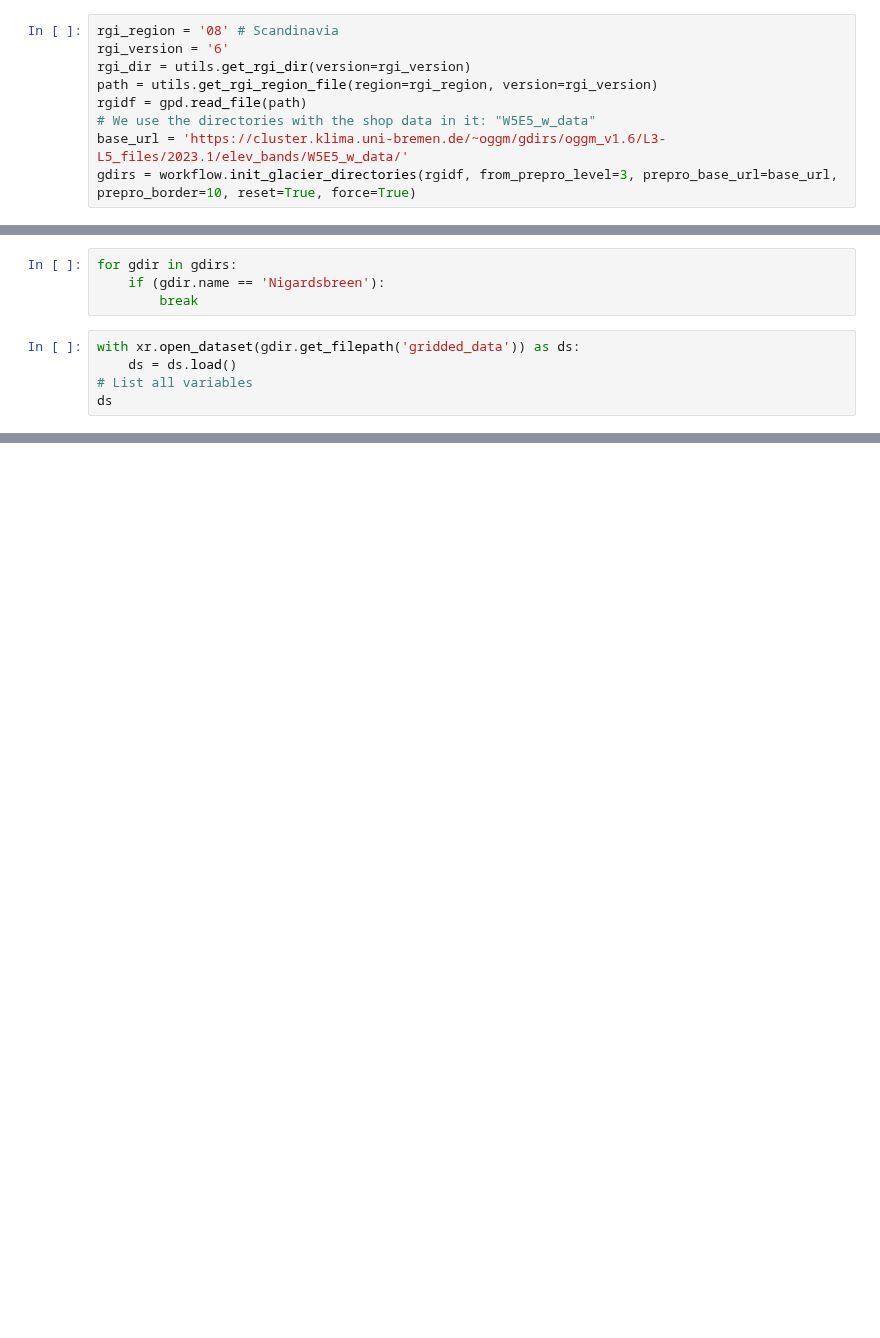
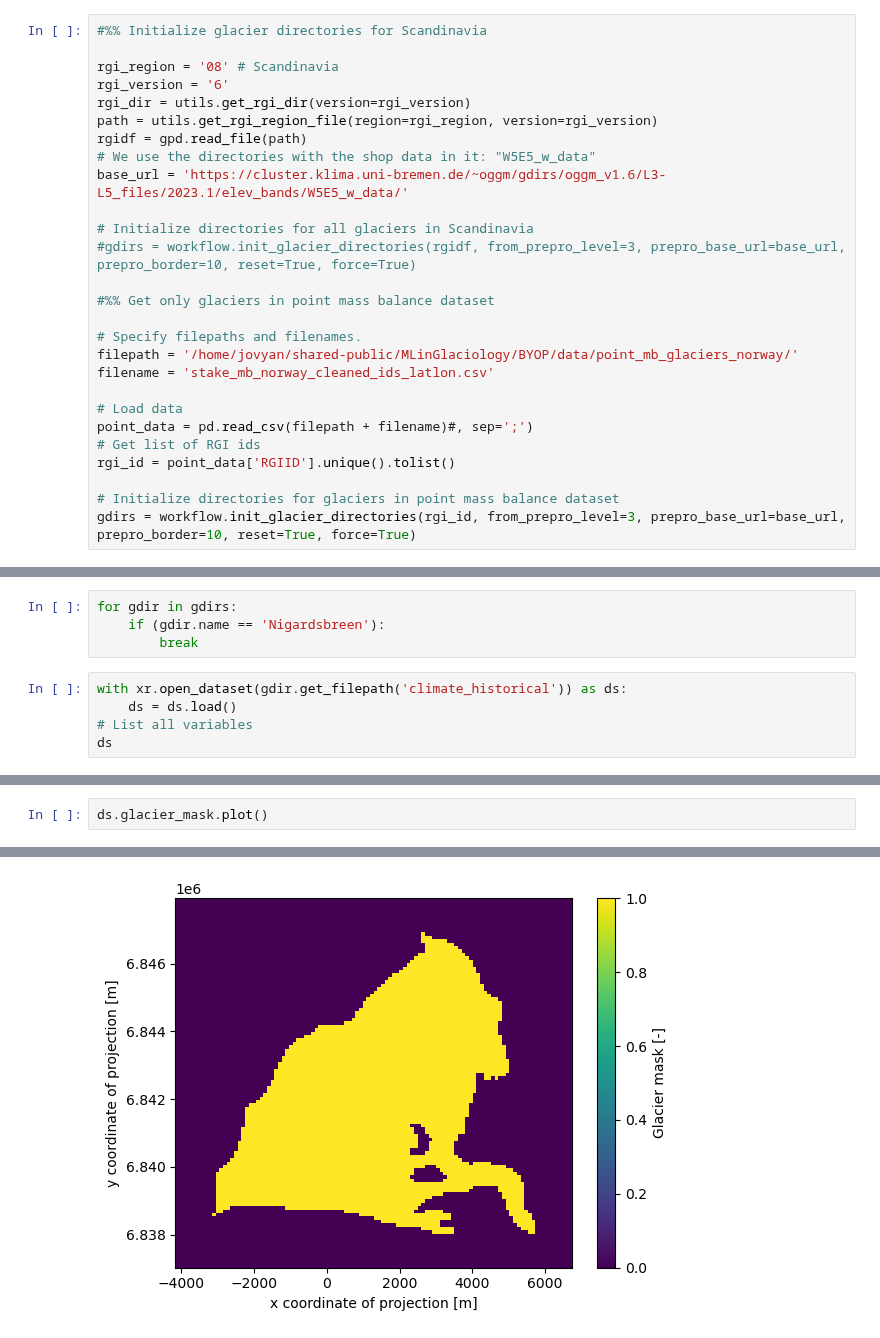
Before and after one commit to khsjursen/ML_MB_Norway, a Jupyter notebook: get_oggm_data.ipynb, the cells around one changed output, grey strips where cells are left out. Drawn from its saved outputs; the diff is of its cells as text; blank space fills up the shorter version.

```diff
--- a/get_oggm_data.ipynb
+++ b/get_oggm_data.ipynb
@@ -111,6 +122,8 @@ def get_gridded_features(gdir):
 
     return training_data
 # %%
+#%% Initialize glacier directories for Scandinavia
+
 rgi_region = '08' # Scandinavia
 rgi_version = '6'
 rgi_dir = utils.get_rgi_dir(version=rgi_version)
@@ -118,5 +131,21 @@ path = utils.get_rgi_region_file(region=rgi_region, version=rgi_version)
 rgidf = gpd.read_file(path)
 # We use the directories with the shop data in it: "W5E5_w_data"
 base_url = 'https://cluster.klima.uni-bremen.de/~oggm/gdirs/oggm_v1.6/L3-L5_files/2023.1/elev_bands/W5E5_w_data/'
-gdirs = workflow.init_glacier_directories(rgidf, from_prepro_level=3, prepro_base_url=base_url, prepro_border=10, reset=True, force=True)
+
+# Initialize directories for all glaciers in Scandinavia
+#gdirs = workflow.init_glacier_directories(rgidf, from_prepro_level=3, prepro_base_url=base_url, prepro_border=10, reset=True, force=True)
+
+#%% Get only glaciers in point mass balance dataset
+
+# Specify filepaths and filenames.
+filepath = '/home/jovyan/shared-public/MLinGlaciology/BYOP/data/point_mb_glaciers_norway/'
+filename = 'stake_mb_norway_cleaned_ids_latlon.csv'
+
+# Load data
+point_data = pd.read_csv(filepath + filename)#, sep=';')
+# Get list of RGI ids
+rgi_id = point_data['RGIID'].unique().tolist()
+
+# Initialize directories for glaciers in point mass balance dataset
+gdirs = workflow.init_glacier_directories(rgi_id, from_prepro_level=3, prepro_base_url=base_url, prepro_border=10, reset=True, force=True)
 # %% [output]
@@ -138,7 +169,7 @@ for gdir in gdirs:
     if (gdir.name == 'Nigardsbreen'):
         break
 # %%
-with xr.open_dataset(gdir.get_filepath('gridded_data')) as ds:
+with xr.open_dataset(gdir.get_filepath('climate_historical')) as ds:
     ds = ds.load()
 # List all variables
 ds
@@ -162,0 +195,3 @@ Data variables: (12/20)
+# %%
+ds.glacier_mask.plot()
+# %% [output]
@@ -162,0 +199 @@ Data variables: (12/20)
+[figure, added]
```
Also changed, not shown: parts of 21 cells of this notebook, 1 other file.
